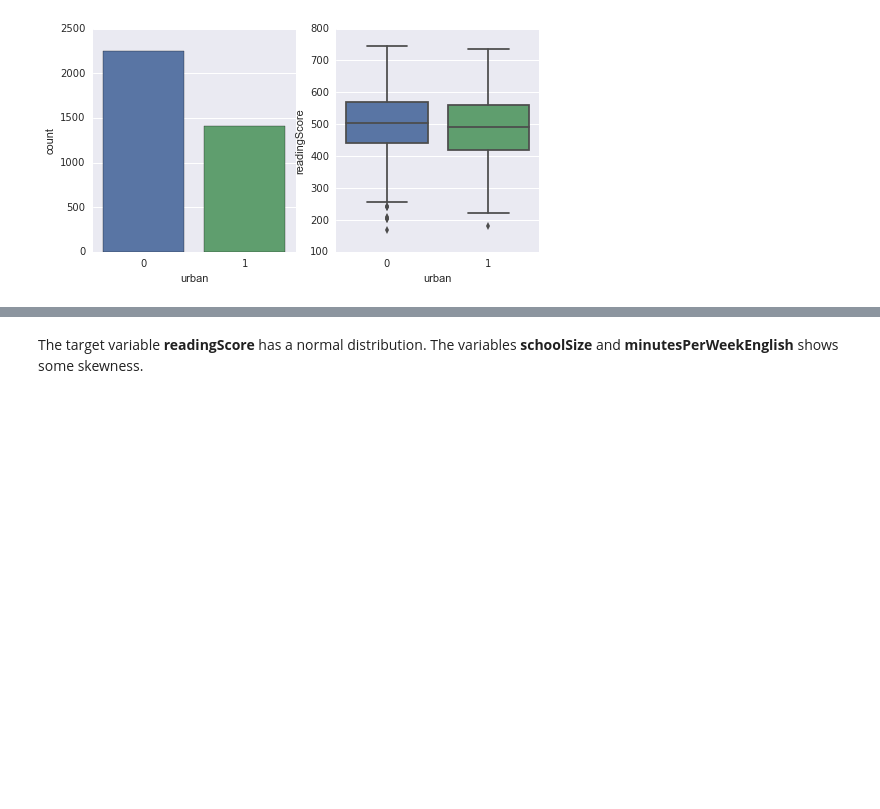
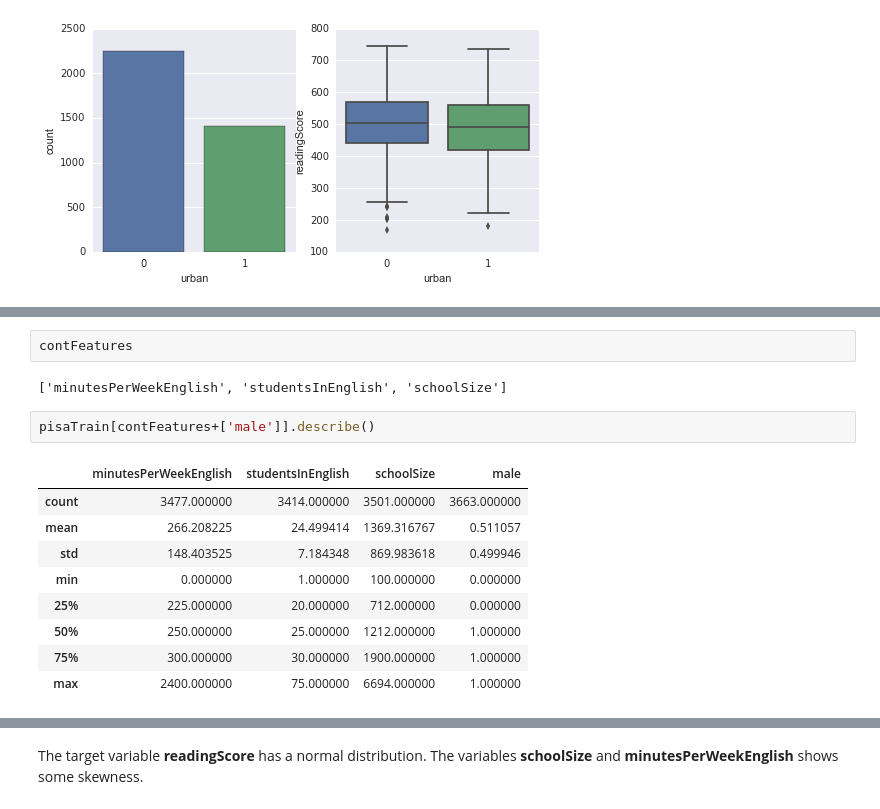
Before and after one commit to shintotm/TestScorePrediction, a Jupyter notebook: PISA Reading Test Score Prediction.ipynb, the cells around one changed output, grey strips where cells are left out. Cells and saved outputs as stored; diff of their text form; blank space fills up the shorter version.

```diff
--- a/PISA Reading Test Score Prediction.ipynb
+++ b/PISA Reading Test Score Prediction.ipynb
@@ -362,0 +341,16 @@ plt.show()
+# %%
+contFeatures
+# %% [output]
+['minutesPerWeekEnglish', 'studentsInEnglish', 'schoolSize']
+# %%
+pisaTrain[contFeatures+['male']].describe()
+# %% [output]
+|  | minutesPerWeekEnglish | studentsInEnglish | schoolSize | male |
+| count | 3477.000000 | 3414.000000 | 3501.000000 | 3663.000000 |
+| mean | 266.208225 | 24.499414 | 1369.316767 | 0.511057 |
+| std | 148.403525 | 7.184348 | 869.983618 | 0.499946 |
+| min | 0.000000 | 1.000000 | 100.000000 | 0.000000 |
+| 25% | 225.000000 | 20.000000 | 712.000000 | 0.000000 |
+| 50% | 250.000000 | 25.000000 | 1212.000000 | 1.000000 |
+| 75% | 300.000000 | 30.000000 | 1900.000000 | 1.000000 |
+| max | 2400.000000 | 75.000000 | 6694.000000 | 1.000000 |
```
Also changed, not shown: parts of 51 cells of this notebook.
